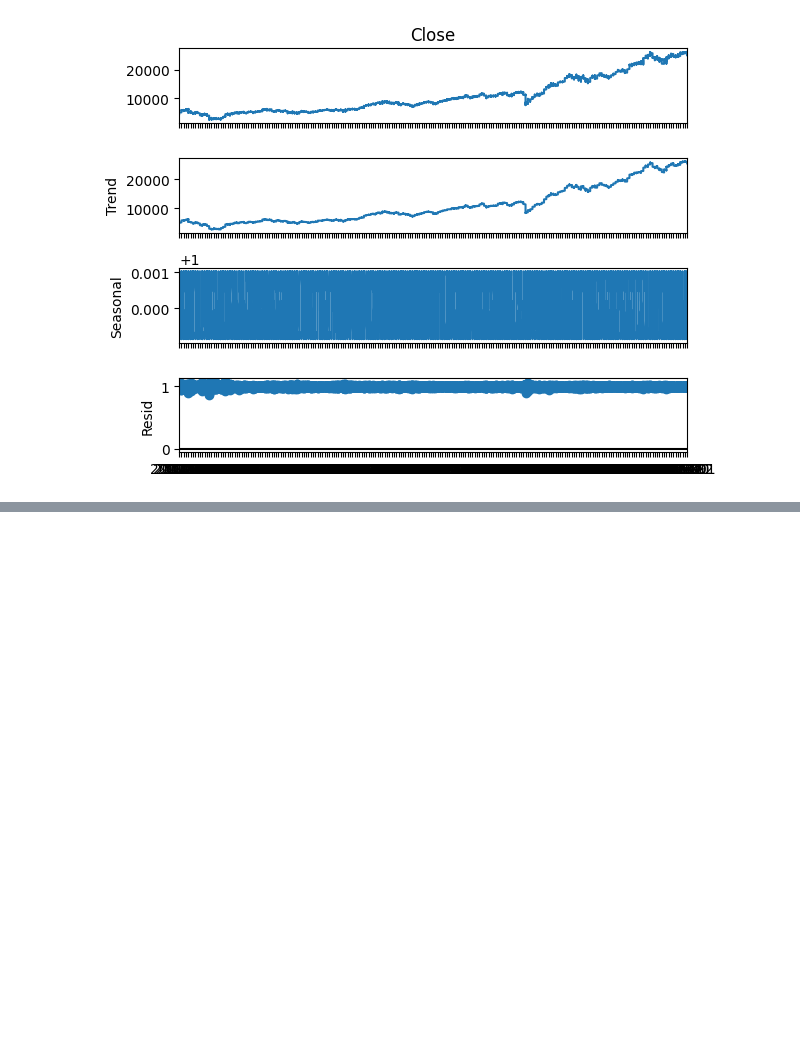
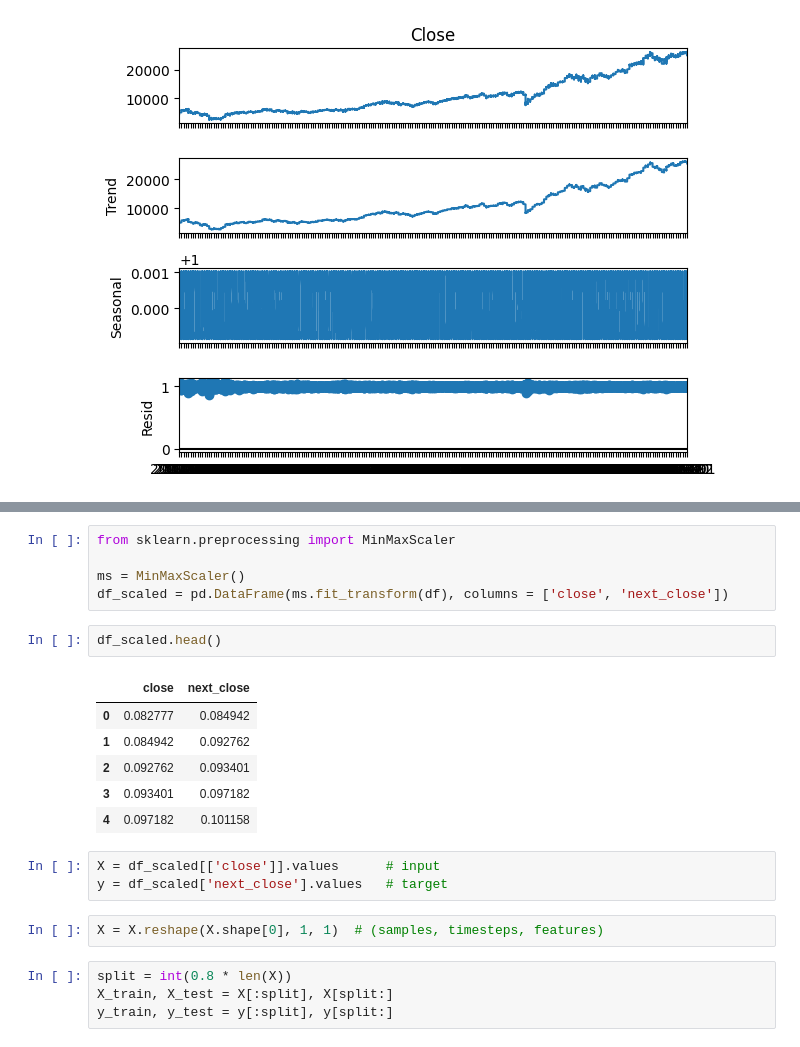
Before and after one commit to RDC28/ds-notes, a Jupyter notebook: Time Series/time_series.ipynb, the cells around one changed output, grey strips where cells are left out. Saved outputs shown, nothing was run; the diff lists cells and outputs as text; blank space fills up the shorter version.

```diff
--- a/Time Series/time_series.ipynb
+++ b/Time Series/time_series.ipynb
@@ -80,0 +117,23 @@ res.plot()
+# %%
+from sklearn.preprocessing import MinMaxScaler
+
+ms = MinMaxScaler()
+df_scaled = pd.DataFrame(ms.fit_transform(df), columns = ['close', 'next_close'])
+# %%
+df_scaled.head()
+# %% [output]
+|  | close | next_close |
+| 0 | 0.082777 | 0.084942 |
+| 1 | 0.084942 | 0.092762 |
+| 2 | 0.092762 | 0.093401 |
+| 3 | 0.093401 | 0.097182 |
+| 4 | 0.097182 | 0.101158 |
+# %%
+X = df_scaled[['close']].values      # input
+y = df_scaled['next_close'].values   # target
+# %%
+X = X.reshape(X.shape[0], 1, 1)  # (samples, timesteps, features)
+# %%
+split = int(0.8 * len(X))
+X_train, X_test = X[:split], X[split:]
+y_train, y_test = y[:split], y[split:]
```
Also changed, not shown: parts of 13 cells of this notebook, 1 other file.
